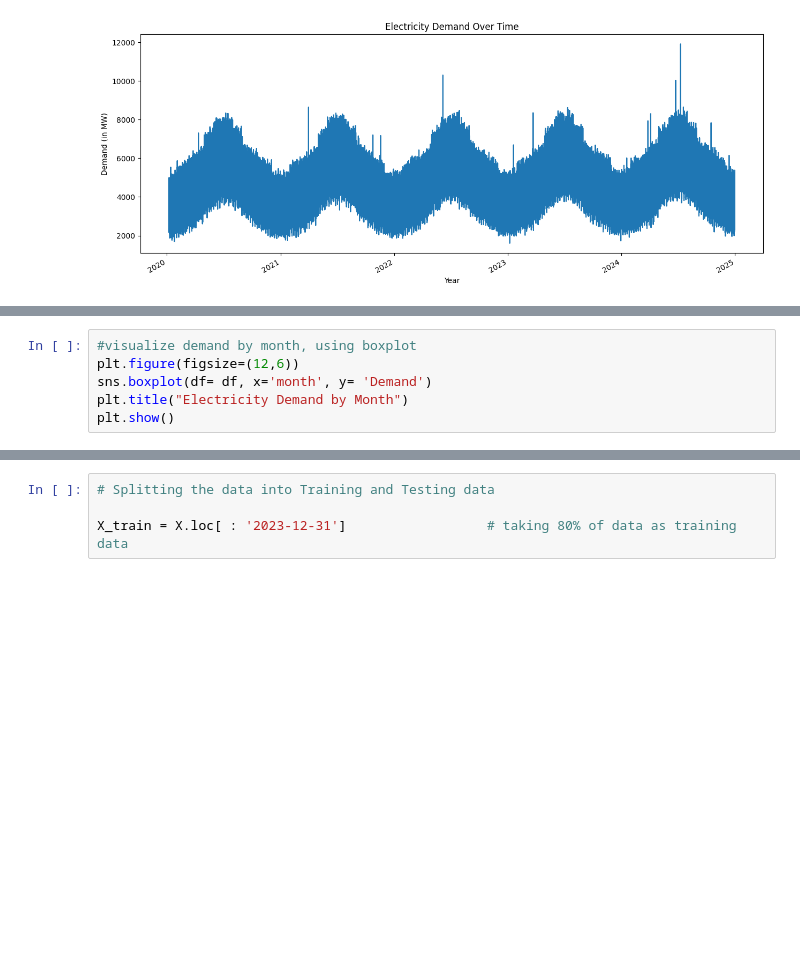
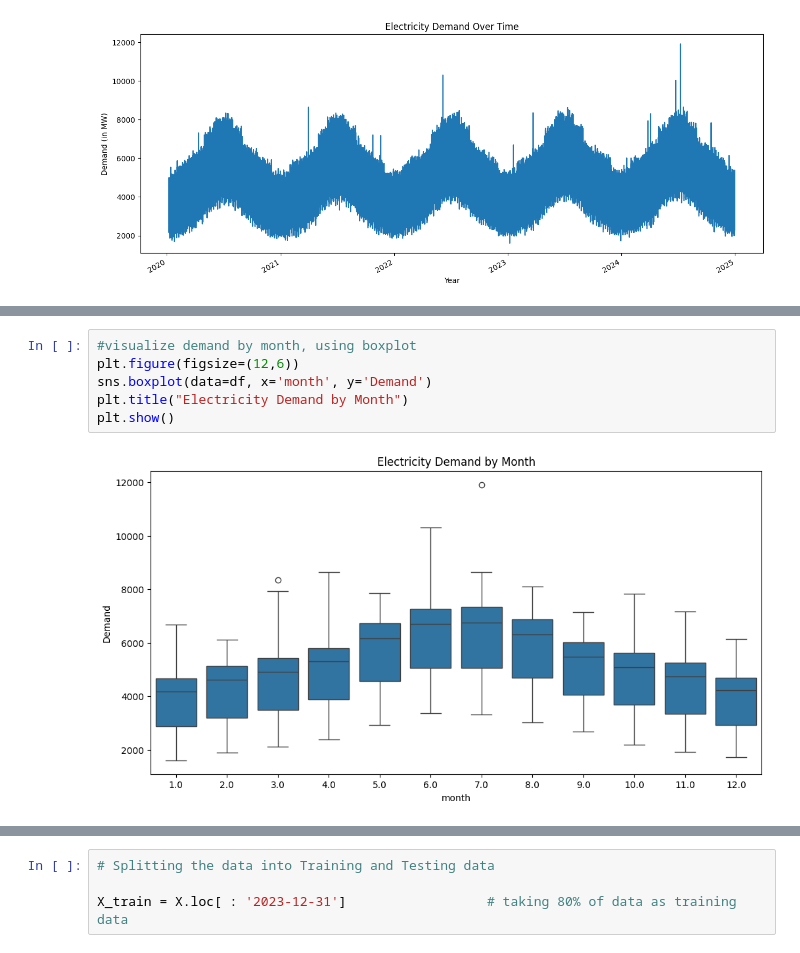
Before and after one commit to omaralaye/machinelearning-project, a Jupyter notebook: electricitydemandforecasting.ipynb, the cells around one changed output, grey strips where cells are left out. Cells and saved outputs as stored; diff of their text form; blank space fills up the shorter version.

```diff
--- a/electricitydemandforecasting.ipynb
+++ b/electricitydemandforecasting.ipynb
@@ -578,9 +577,11 @@ ValueError: Could not interpret value `hour` for `x`. Value is a string, but `da
 # %%
 #visualize demand by month, using boxplot
 plt.figure(figsize=(12,6))
-sns.boxplot(df= df, x='month', y= 'Demand')
+sns.boxplot(data=df, x='month', y='Demand')
 plt.title("Electricity Demand by Month")
 plt.show()
+# %% [output]
+[figure, added]
 # %%
 #scatter plot to visualize the relationship between temperature and demand
 plt.figure(figsize=(10,6))
```
Also changed, not shown: parts of 13 cells of this notebook, 1 other file.
